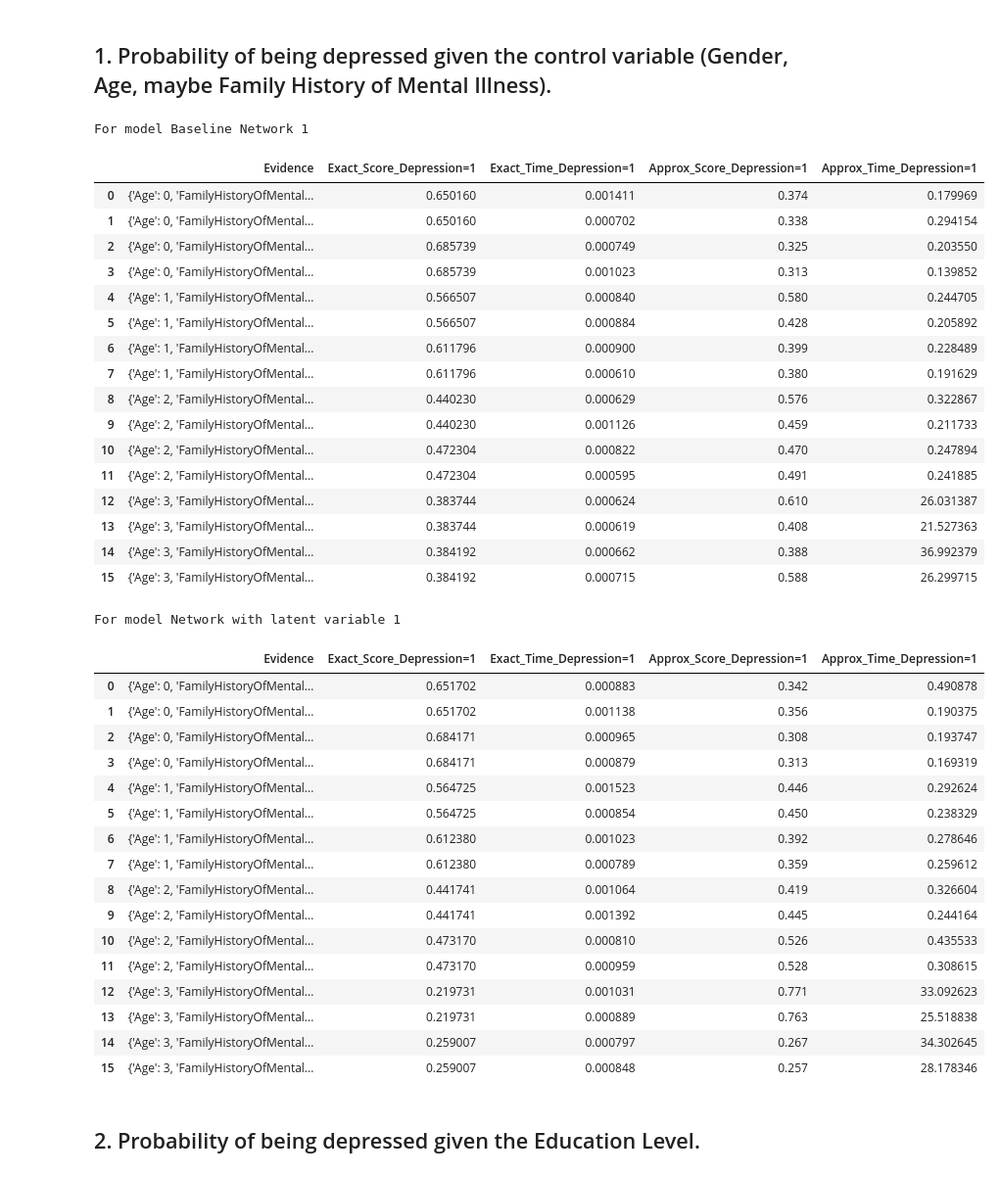
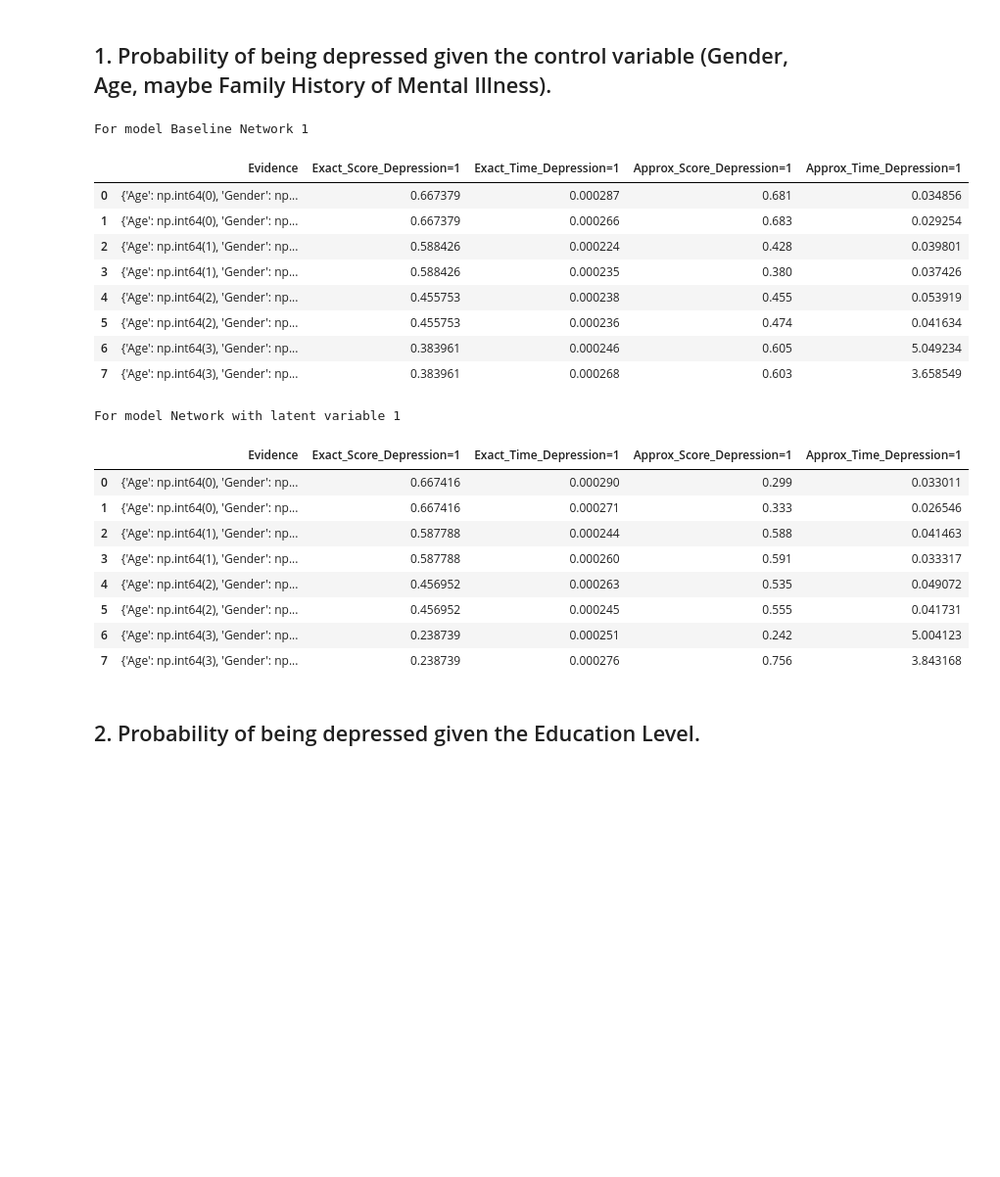
Before and after one commit to Shardyne/faikr3-project, a Jupyter notebook: network_comparison.ipynb, the cells around one changed output. Shown at 98% size. Saved outputs shown, nothing was run; the diff lists cells and outputs as text; code cells hidden in the pictures; blank space fills up the shorter version.

```diff
--- a/network_comparison.ipynb
+++ b/network_comparison.ipynb
@@ -494,52 +526,36 @@ def general_query(
 # %%
 result_df_1 = {}
 for name, model in query_models.items():
     print(f"For model {name}")
     result_df_1[name] = general_query(
         model,
         query_vars=["Depression"],
-        attribute_evidence=["Gender", "Age", "FamilyHistoryOfMentalIllness"],
+        attribute_evidence=["Gender", "Age"],
         index_retrieve_values=[1], # only P(Depression=1)
         show_progress=True
     )
     display(result_df_1[name])
 # %% [output]
 For model Baseline Network 1
 |  | Evidence | Exact_Score_Depression=1 | Exact_Time_Depression=1 | Approx_Score_Depression=1 | Approx_Time_Depression=1 |
-| 0 | {'Age': 0, 'FamilyHistoryOfMental... | 0.650160 | 0.001411 | 0.374 | 0.179969 |
-| 1 | {'Age': 0, 'FamilyHistoryOfMental... | 0.650160 | 0.000702 | 0.338 | 0.294154 |
-| 2 | {'Age': 0, 'FamilyHistoryOfMental... | 0.685739 | 0.000749 | 0.325 | 0.203550 |
-| 3 | {'Age': 0, 'FamilyHistoryOfMental... | 0.685739 | 0.001023 | 0.313 | 0.139852 |
-| 4 | {'Age': 1, 'FamilyHistoryOfMental... | 0.566507 | 0.000840 | 0.580 | 0.244705 |
-| 5 | {'Age': 1, 'FamilyHistoryOfMental... | 0.566507 | 0.000884 | 0.428 | 0.205892 |
-| 6 | {'Age': 1, 'FamilyHistoryOfMental... | 0.611796 | 0.000900 | 0.399 | 0.228489 |
-| 7 | {'Age': 1, 'FamilyHistoryOfMental... | 0.611796 | 0.000610 | 0.380 | 0.191629 |
-| 8 | {'Age': 2, 'FamilyHistoryOfMental... | 0.440230 | 0.000629 | 0.576 | 0.322867 |
-| 9 | {'Age': 2, 'FamilyHistoryOfMental... | 0.440230 | 0.001126 | 0.459 | 0.211733 |
-| 10 | {'Age': 2, 'FamilyHistoryOfMental... | 0.472304 | 0.000822 | 0.470 | 0.247894 |
-| 11 | {'Age': 2, 'FamilyHistoryOfMental... | 0.472304 | 0.000595 | 0.491 | 0.241885 |
-| 12 | {'Age': 3, 'FamilyHistoryOfMental... | 0.383744 | 0.000624 | 0.610 | 26.031387 |
-| 13 | {'Age': 3, 'FamilyHistoryOfMental... | 0.383744 | 0.000619 | 0.408 | 21.527363 |
-| 14 | {'Age': 3, 'FamilyHistoryOfMental... | 0.384192 | 0.000662 | 0.388 | 36.992379 |
-| 15 | {'Age': 3, 'FamilyHistoryOfMental... | 0.384192 | 0.000715 | 0.588 | 26.299715 |
+| 0 | {'Age': np.int64(0), 'Gender': np... | 0.667379 | 0.000287 | 0.681 | 0.034856 |
+| 1 | {'Age': np.int64(0), 'Gender': np... | 0.667379 | 0.000266 | 0.683 | 0.029254 |
+| 2 | {'Age': np.int64(1), 'Gender': np... | 0.588426 | 0.000224 | 0.428 | 0.039801 |
+| 3 | {'Age': np.int64(1), 'Gender': np... | 0.588426 | 0.000235 | 0.380 | 0.037426 |
+| 4 | {'Age': np.int64(2), 'Gender': np... | 0.455753 | 0.000238 | 0.455 | 0.053919 |
+| 5 | {'Age': np.int64(2), 'Gender': np... | 0.455753 | 0.000236 | 0.474 | 0.041634 |
+| 6 | {'Age': np.int64(3), 'Gender': np... | 0.383961 | 0.000246 | 0.605 | 5.049234 |
+| 7 | {'Age': np.int64(3), 'Gender': np... | 0.383961 | 0.000268 | 0.603 | 3.658549 |
 For model Network with latent variable 1
 |  | Evidence | Exact_Score_Depression=1 | Exact_Time_Depression=1 | Approx_Score_Depression=1 | Approx_Time_Depression=1 |
-| 0 | {'Age': 0, 'FamilyHistoryOfMental... | 0.651702 | 0.000883 | 0.342 | 0.490878 |
-| 1 | {'Age': 0, 'FamilyHistoryOfMental... | 0.651702 | 0.001138 | 0.356 | 0.190375 |
-| 2 | {'Age': 0, 'FamilyHistoryOfMental... | 0.684171 | 0.000965 | 0.308 | 0.193747 |
-| 3 | {'Age': 0, 'FamilyHistoryOfMental... | 0.684171 | 0.000879 | 0.313 | 0.169319 |
-| 4 | {'Age': 1, 'FamilyHistoryOfMental... | 0.564725 | 0.001523 | 0.446 | 0.292624 |
-| 5 | {'Age': 1, 'FamilyHistoryOfMental... | 0.564725 | 0.000854 | 0.450 | 0.238329 |
-| 6 | {'Age': 1, 'FamilyHistoryOfMental... | 0.612380 | 0.001023 | 0.392 | 0.278646 |
-| 7 | {'Age': 1, 'FamilyHistoryOfMental... | 0.612380 | 0.000789 | 0.359 | 0.259612 |
-| 8 | {'Age': 2, 'FamilyHistoryOfMental... | 0.441741 | 0.001064 | 0.419 | 0.326604 |
-| 9 | {'Age': 2, 'FamilyHistoryOfMental... | 0.441741 | 0.001392 | 0.445 | 0.244164 |
-| 10 | {'Age': 2, 'FamilyHistoryOfMental... | 0.473170 | 0.000810 | 0.526 | 0.435533 |
-| 11 | {'Age': 2, 'FamilyHistoryOfMental... | 0.473170 | 0.000959 | 0.528 | 0.308615 |
-| 12 | {'Age': 3, 'FamilyHistoryOfMental... | 0.219731 | 0.001031 | 0.771 | 33.092623 |
-| 13 | {'Age': 3, 'FamilyHistoryOfMental... | 0.219731 | 0.000889 | 0.763 | 25.518838 |
-| 14 | {'Age': 3, 'FamilyHistoryOfMental... | 0.259007 | 0.000797 | 0.267 | 34.302645 |
-| 15 | {'Age': 3, 'FamilyHistoryOfMental... | 0.259007 | 0.000848 | 0.257 | 28.178346 |
+| 0 | {'Age': np.int64(0), 'Gender': np... | 0.667416 | 0.000290 | 0.299 | 0.033011 |
+| 1 | {'Age': np.int64(0), 'Gender': np... | 0.667416 | 0.000271 | 0.333 | 0.026546 |
+| 2 | {'Age': np.int64(1), 'Gender': np... | 0.587788 | 0.000244 | 0.588 | 0.041463 |
+| 3 | {'Age': np.int64(1), 'Gender': np... | 0.587788 | 0.000260 | 0.591 | 0.033317 |
+| 4 | {'Age': np.int64(2), 'Gender': np... | 0.456952 | 0.000263 | 0.535 | 0.049072 |
+| 5 | {'Age': np.int64(2), 'Gender': np... | 0.456952 | 0.000245 | 0.555 | 0.041731 |
+| 6 | {'Age': np.int64(3), 'Gender': np... | 0.238739 | 0.000251 | 0.242 | 5.004123 |
+| 7 | {'Age': np.int64(3), 'Gender': np... | 0.238739 | 0.000276 | 0.756 | 3.843168 |
 # %% [markdown]
 ## 2. Probability of being depressed given the Education Level.
 # %%
```
Also changed, not shown: parts of 12 cells of this notebook.
